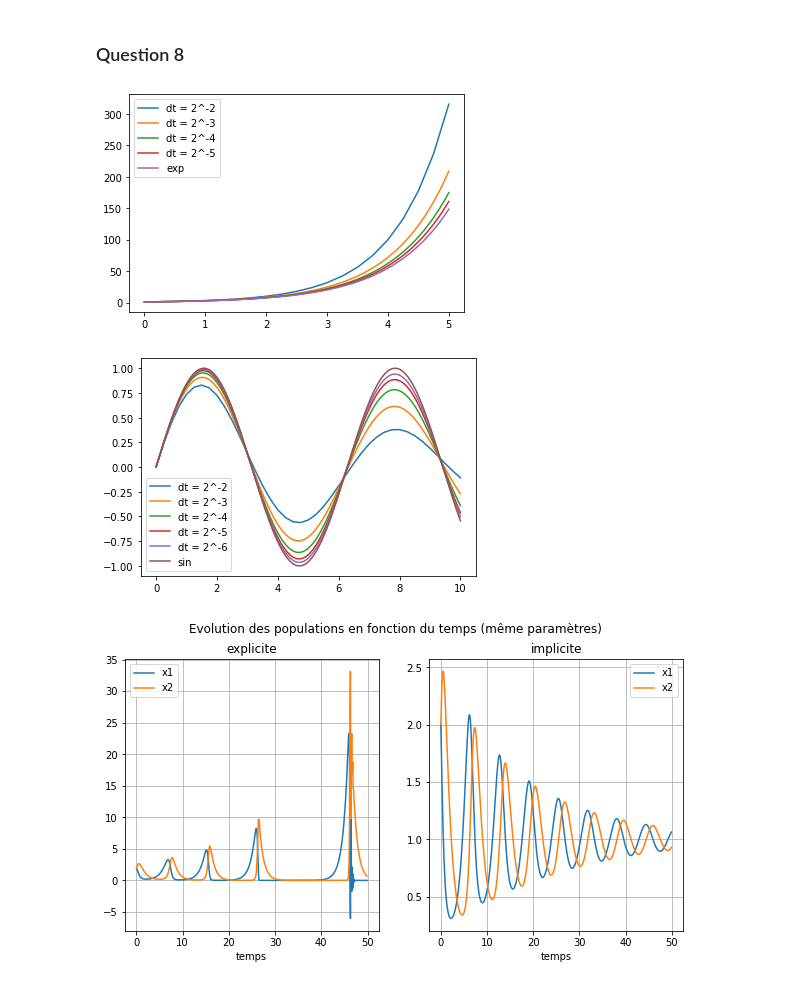
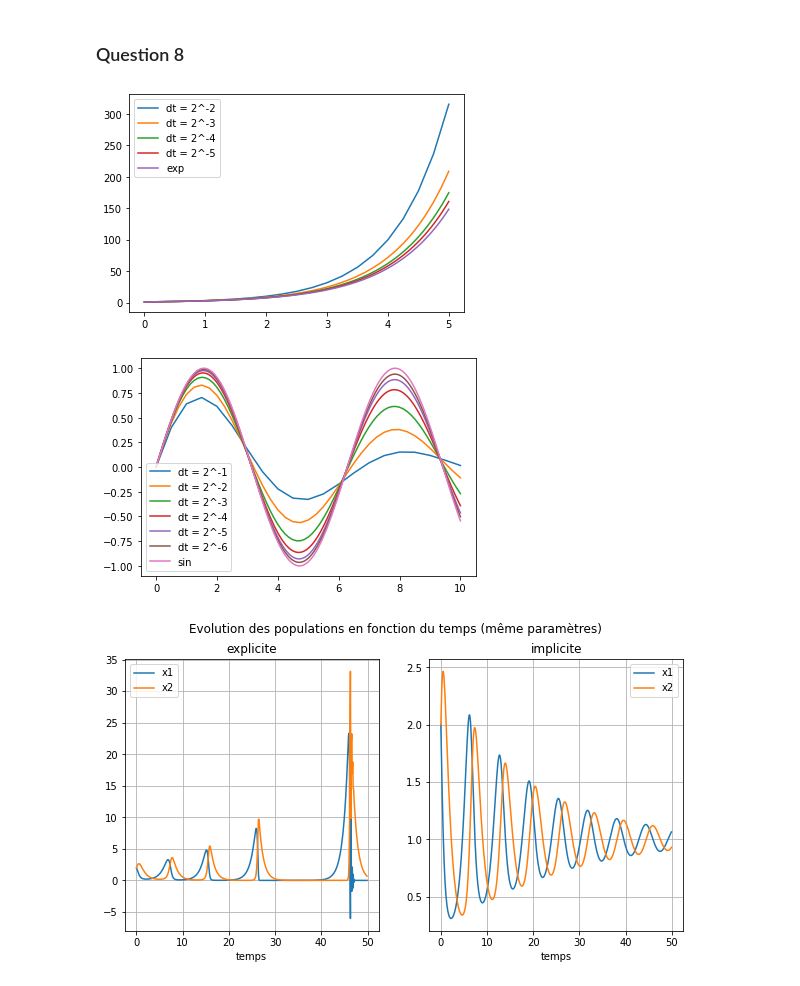
Before and after one commit to mroyerdevericourt/projetMI2, a Jupyter notebook: Rendu.ipynb, the cells around one changed output. Drawn from its saved outputs; the diff is of its cells as text; code cells hidden in the pictures.

```diff
--- a/Rendu.ipynb
+++ b/Rendu.ipynb
@@ -235,7 +235,7 @@ De plus, H est sensé reste constant au cours de l'évolution. Or, on s'apperço
 # %% [markdown]
 ### Question 8
 # %%
-eps = 10**(-4)
+eps = 10**(-5)
 
 def solve_euler_implicit(f, x0, dt, t0, tf, itermax = 100):
     x = [x0]
@@ -251,10 +251,8 @@ def solve_euler_implicit(f, x0, dt, t0, tf, itermax = 100):
         tj += dt
         xjk1 = Fj(xjk)
         i = 1
-        while np.linalg.norm((xjk1 - xjk)/xj0) >= eps and i <= itermax:
-            #print((xjk1 - xjk)/xj0)
+        while np.linalg.norm(xjk1 - xjk) >= eps * np.linalg.norm(xj0) and i <= itermax:
             xjk, xjk1 = xjk1, Fj(xjk1)
-            #print(xjk1)
             i += 1
         xj = xjk1
         t.append(tj)
@@ -266,29 +264,29 @@ def solve_euler_implicit(f, x0, dt, t0, tf, itermax = 100):
 # %%
 def f1(t, x):                           # Equation de l'exponentielle
     return x
 
 def f2(t, x):                           # Vectorisation de l'oscillateur harmonique
     return np.array([-x[1], x[0]])
 
 for i in range(2,6):                      # Convergence de l'exponentielle
     dt = 2**(-i)
     t, x = solve_euler_implicit(f1, 1, dt, 0, 5)
     plt.plot(t, x, label = f'dt = 2^{-i}')
 t = solve_euler_implicit(f1, 1, dt, 0, 5)[0]
 plt.plot(t, np.exp(t), label='exp')
 plt.legend()
 plt.show()
 
-for i in range(2,7):                    # Convergence du sinus
+for i in range(1,7):                    # Convergence du sinus
     dt = 2**(-i)
     t, x = solve_euler_implicit(f2, [1, 0], dt, 0, 10)
     plt.plot(t, x[:,1], label = f'dt = 2^{-i}')
 plt.plot(t, np.sin(t), label='sin')
 plt.legend()
 plt.show()
 # %% [output]
 [figure]
-[figure, old version]
+[figure, new version]
 # %%
 x10, x20 = 2, 2
 dt = 0.1
```
Also changed, not shown: parts of 2 cells of this notebook.
